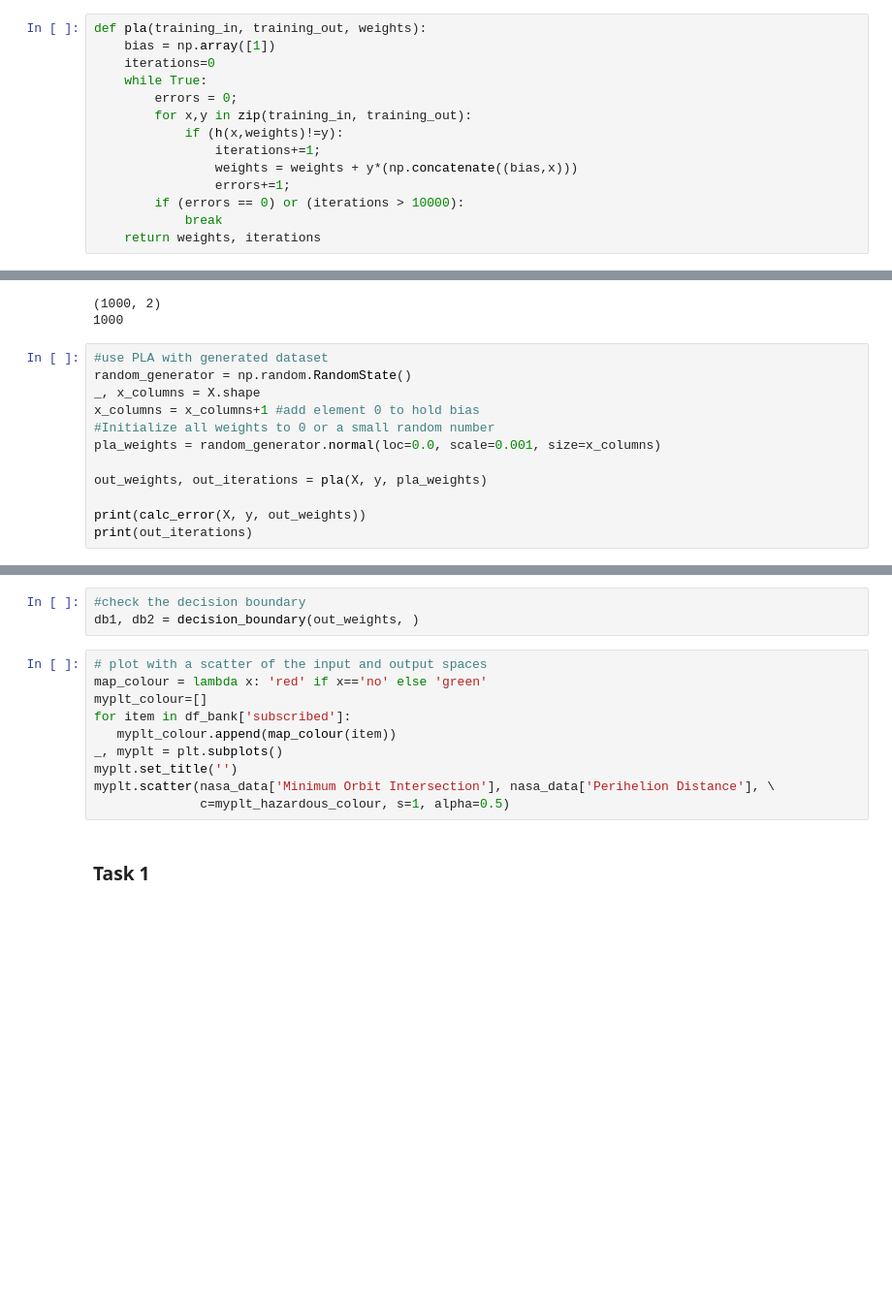
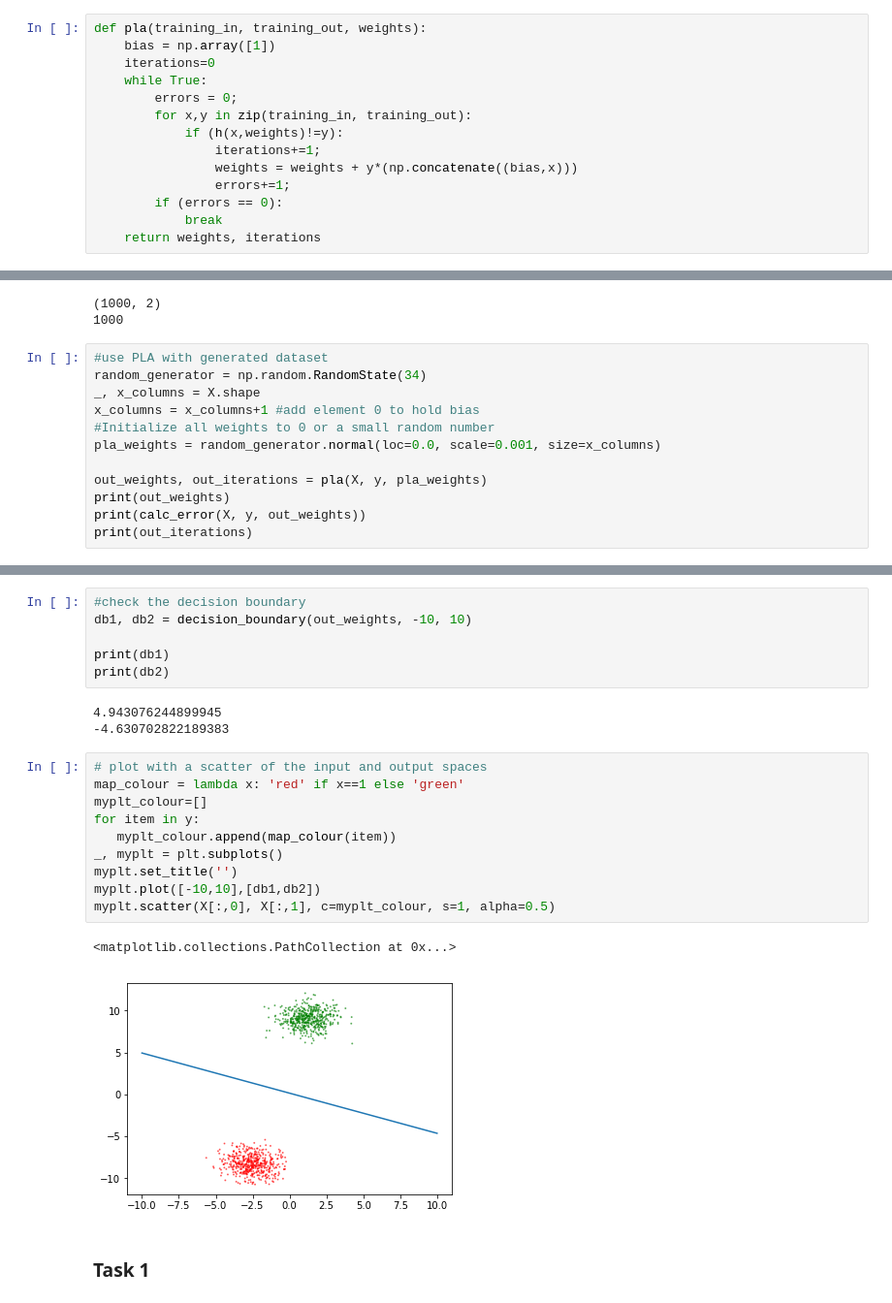
Before and after one commit to vipulpopat/MSCAI_Sem1_Etivity1, a Jupyter notebook: 18200036_Etivity1.ipynb, the cells around one changed output, grey strips where cells are left out. Shown at 97% size. Drawn from its saved outputs; the diff is of its cells as text; blank space fills up the shorter version.

```diff
--- a/18200036_Etivity1.ipynb
+++ b/18200036_Etivity1.ipynb
@@ -81,6 +82,6 @@ def pla(training_in, training_out, weights):
                 iterations+=1;
                 weights = weights + y*(np.concatenate((bias,x)))
                 errors+=1;
-        if (errors == 0) or (iterations > 10000):
+        if (errors == 0):
             break
     return weights, iterations
@@ -100,14 +144,14 @@ print(len(y))
 1000
 # %%
 #use PLA with generated dataset
-random_generator = np.random.RandomState()
+random_generator = np.random.RandomState(34)
 _, x_columns = X.shape
 x_columns = x_columns+1 #add element 0 to hold bias
 #Initialize all weights to 0 or a small random number
 pla_weights = random_generator.normal(loc=0.0, scale=0.001, size=x_columns)
 
 out_weights, out_iterations = pla(X, y, pla_weights)
-
+print(out_weights)
 print(calc_error(X, y, out_weights))
 print(out_iterations)
 # %% [output]
@@ -116,16 +161,25 @@ print(out_iterations)
 # %%
 #check the decision boundary
-db1, db2 = decision_boundary(out_weights, )
+db1, db2 = decision_boundary(out_weights, -10, 10)
+
+print(db1)
+print(db2)
+# %% [output]
+4.943076244899945
+-4.630702822189383
 # %%
 # plot with a scatter of the input and output spaces
-map_colour = lambda x: 'red' if x=='no' else 'green'
+map_colour = lambda x: 'red' if x==1 else 'green'
 myplt_colour=[]
-for item in df_bank['subscribed']:
+for item in y:
    myplt_colour.append(map_colour(item))
 _, myplt = plt.subplots()
 myplt.set_title('')
-myplt.scatter(nasa_data['Minimum Orbit Intersection'], nasa_data['Perihelion Distance'], \
-              c=myplt_hazardous_colour, s=1, alpha=0.5)
+myplt.plot([-10,10],[db1,db2])
+myplt.scatter(X[:,0], X[:,1], c=myplt_colour, s=1, alpha=0.5)
+# %% [output]
+<matplotlib.collections.PathCollection at 0x...>
+[figure, added]
 # %% [markdown]
 ### Task 1
 # %%
```
Also changed, not shown: parts of 23 cells of this notebook, 1 other file.
